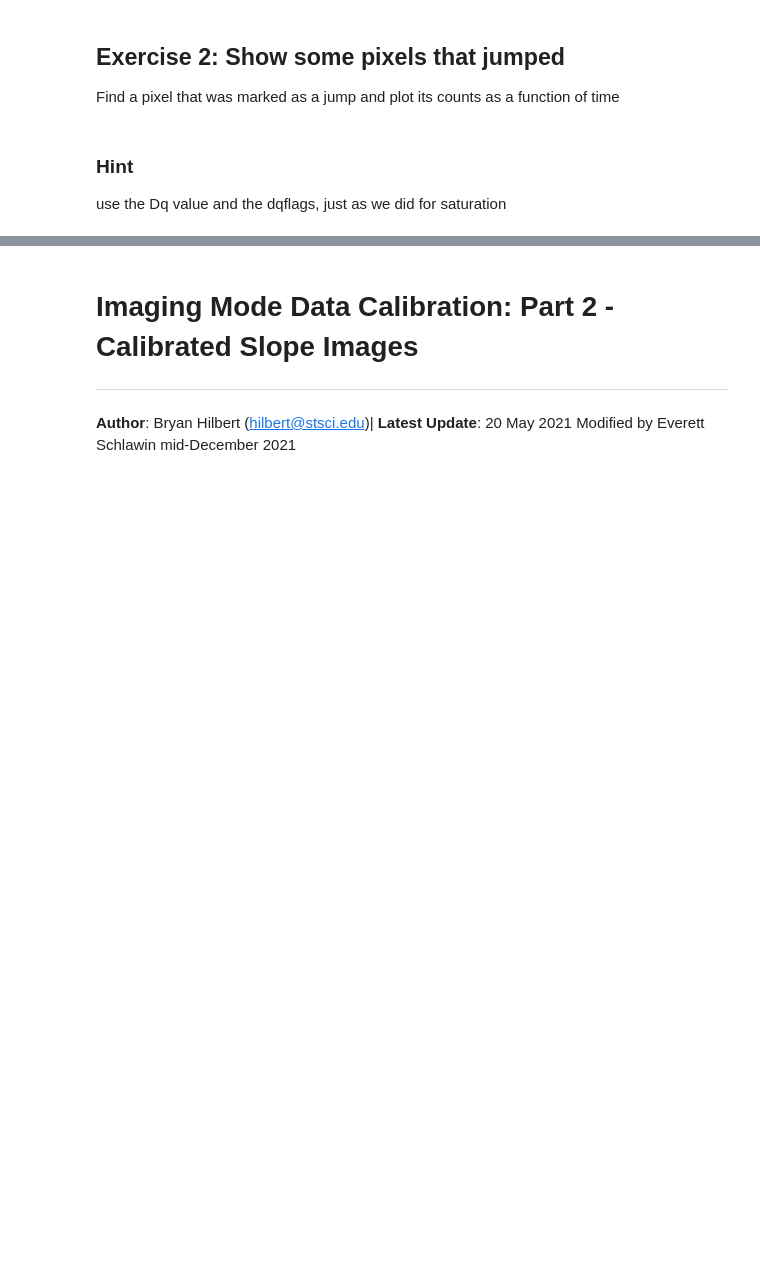
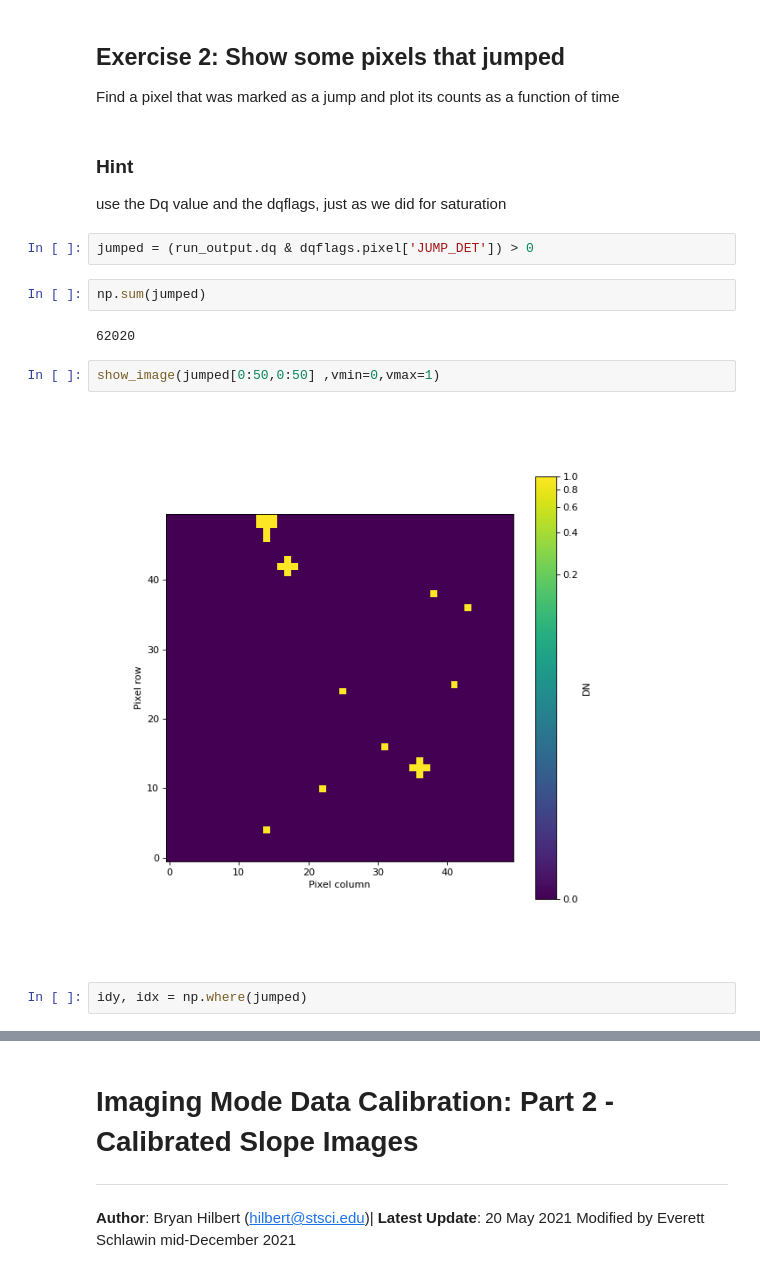
Before and after one commit to eas342/nircam_science_meeting_jwebbinar, a Jupyter notebook: jwst_imaging_mode_nc_science_meeting.ipynb, the cells around one changed output, grey strips where cells are left out. Drawn from its saved outputs; the diff is of its cells as text; blank space fills up the shorter version.

```diff
--- a/jwst_imaging_mode_nc_science_meeting.ipynb
+++ b/jwst_imaging_mode_nc_science_meeting.ipynb
@@ -856,3 +910,15 @@ Find a pixel that was marked as a jump and plot its counts as a function of time
 # %% [markdown]
 ### Hint
 use the Dq value and the dqflags, just as we did for saturation
+# %%
+jumped = (run_output.dq & dqflags.pixel['JUMP_DET']) > 0
+# %%
+np.sum(jumped)
+# %% [output]
+62020
+# %%
+show_image(jumped[0:50,0:50] ,vmin=0,vmax=1)
+# %% [output]
+[figure, added]
+# %%
+idy, idx = np.where(jumped)
```
Also changed, not shown: parts of 20 cells of this notebook.
